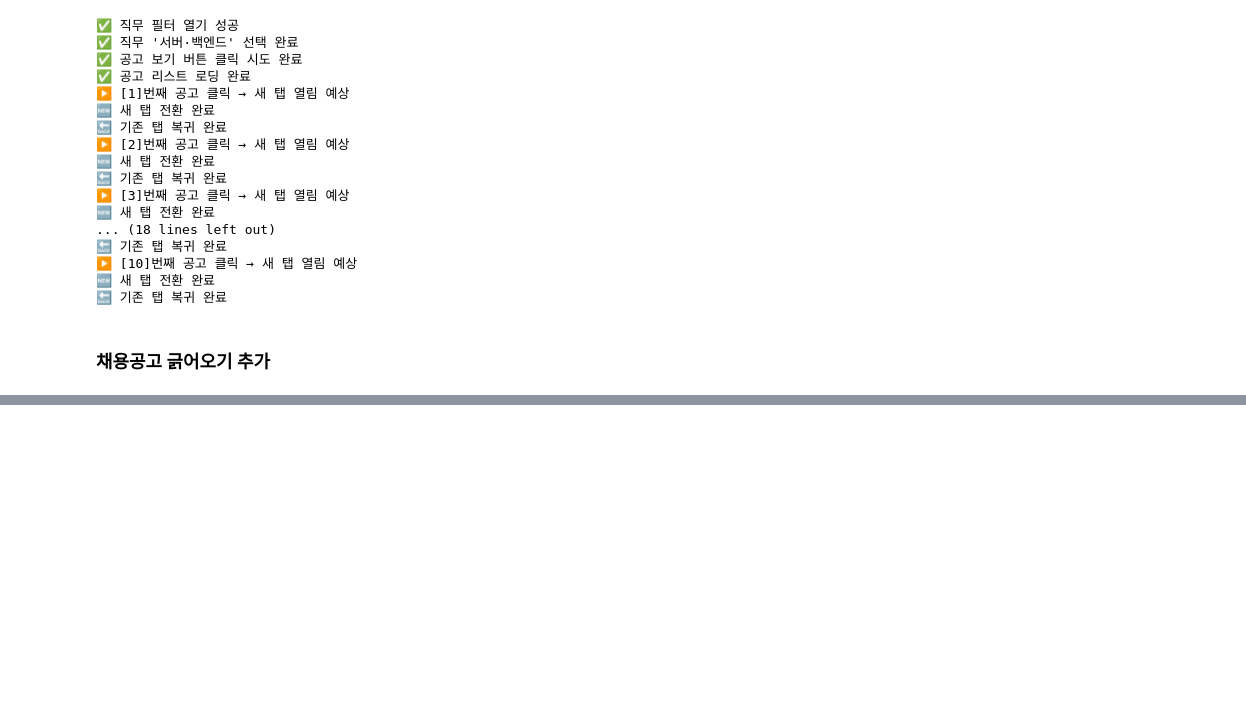
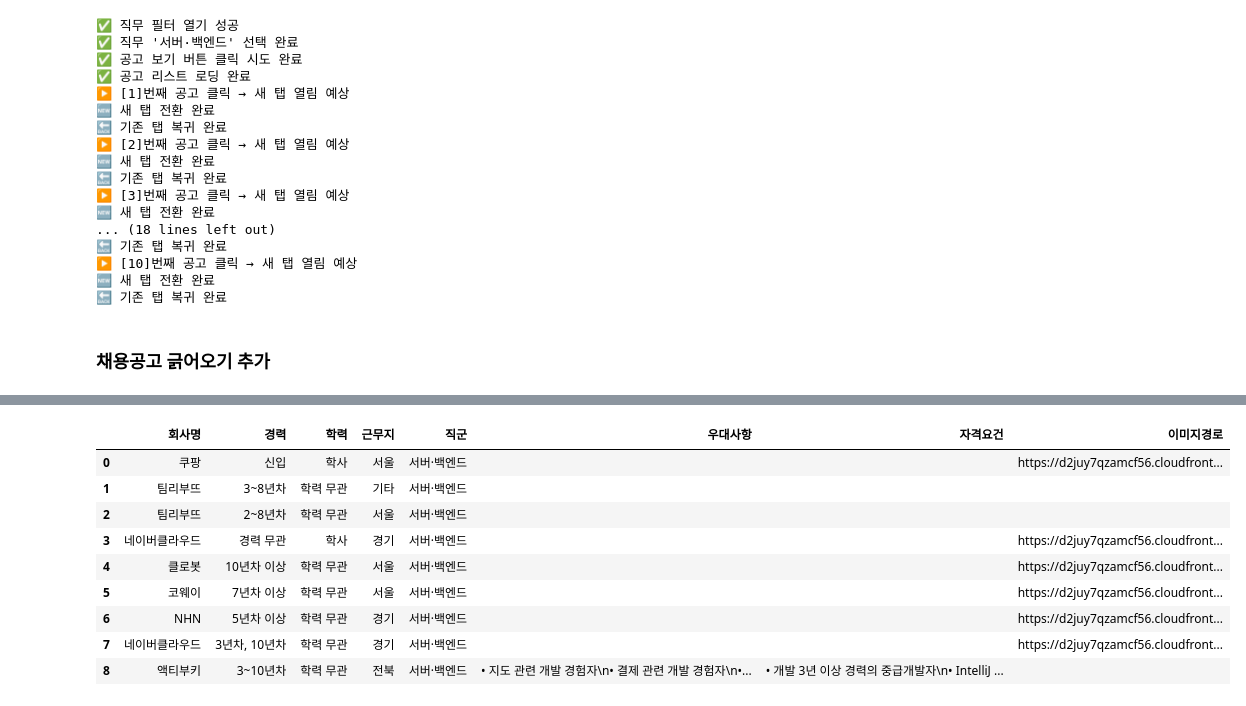
Before and after one commit to khyeonm/2025_Advanced_Programming, a Jupyter notebook: backend/crawling/crawling_demo_jikhaeng.ipynb, the cells around one changed output, grey strips where cells are left out. Cells and saved outputs as stored; diff of their text form; code cells hidden in the pictures; blank space fills up the shorter version.

```diff
--- a/backend/crawling/crawling_demo_jikhaeng.ipynb
+++ b/backend/crawling/crawling_demo_jikhaeng.ipynb
@@ -369,3 +389,16 @@ print("✅ 엑셀 저장 완료")
 🔙 기존 탭 복귀 완료
 
 ✅ 엑셀 저장 완료
+# %%
+df
+# %% [output]
+|  | 회사명 | 경력 | 학력 | 근무지 | 직군 | 우대사항 | 자격요건 | 이미지경로 |
+| 0 | 쿠팡 | 신입 | 학사 | 서울 | 서버·백엔드 |  |  | https://d2juy7qzamcf56.cloudfront... |
+| 1 | 팀리부뜨 | 3~8년차 | 학력 무관 | 기타 | 서버·백엔드 |  |  |  |
+| 2 | 팀리부뜨 | 2~8년차 | 학력 무관 | 서울 | 서버·백엔드 |  |  |  |
+| 3 | 네이버클라우드 | 경력 무관 | 학사 | 경기 | 서버·백엔드 |  |  | https://d2juy7qzamcf56.cloudfront... |
+| 4 | 클로봇 | 10년차 이상 | 학력 무관 | 서울 | 서버·백엔드 |  |  | https://d2juy7qzamcf56.cloudfront... |
+| 5 | 코웨이 | 7년차 이상 | 학력 무관 | 서울 | 서버·백엔드 |  |  | https://d2juy7qzamcf56.cloudfront... |
+| 6 | NHN | 5년차 이상 | 학력 무관 | 경기 | 서버·백엔드 |  |  | https://d2juy7qzamcf56.cloudfront... |
+| 7 | 네이버클라우드 | 3년차, 10년차 | 학력 무관 | 경기 | 서버·백엔드 |  |  | https://d2juy7qzamcf56.cloudfront... |
+| 8 | 액티부키 | 3~10년차 | 학력 무관 | 전북 | 서버·백엔드 | • 지도 관련 개발 경험자\n• 결제 관련 개발 경험자\n•... | • 개발 3년 이상 경력의 중급개발자\n• IntelliJ ... |  |
```
Also changed, not shown: parts of 3 cells of this notebook, 15 other files.
